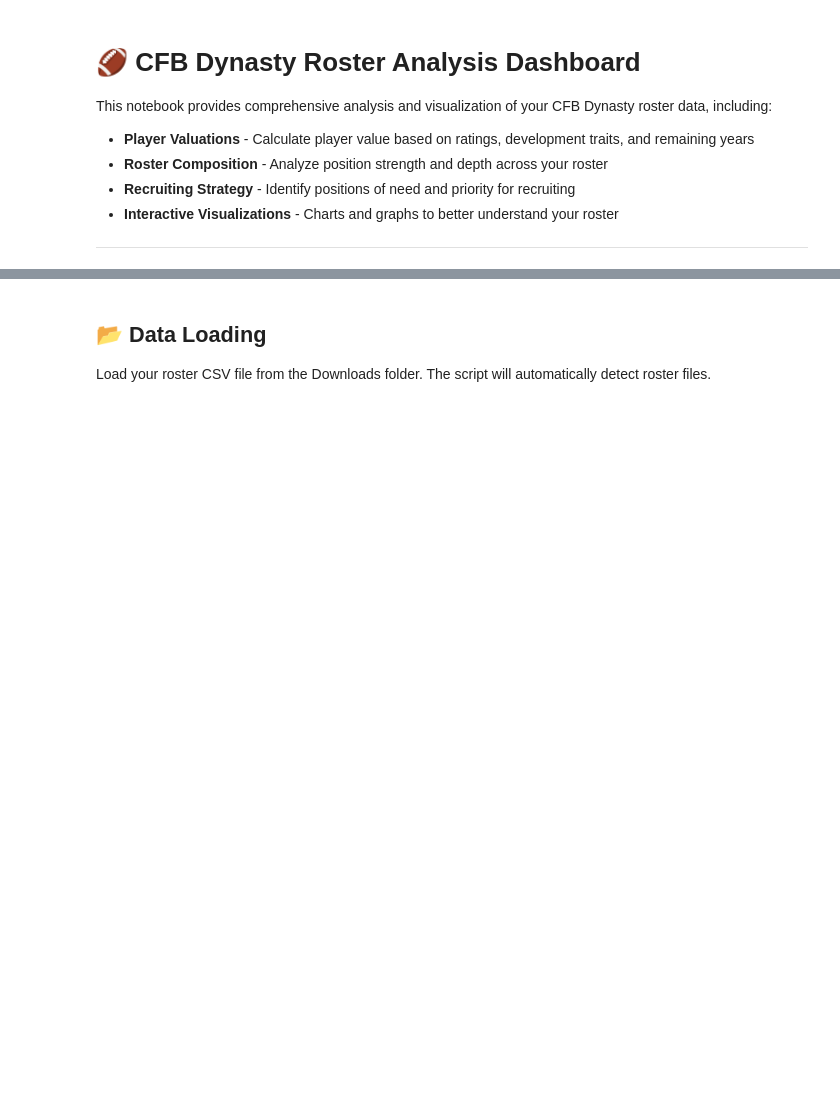
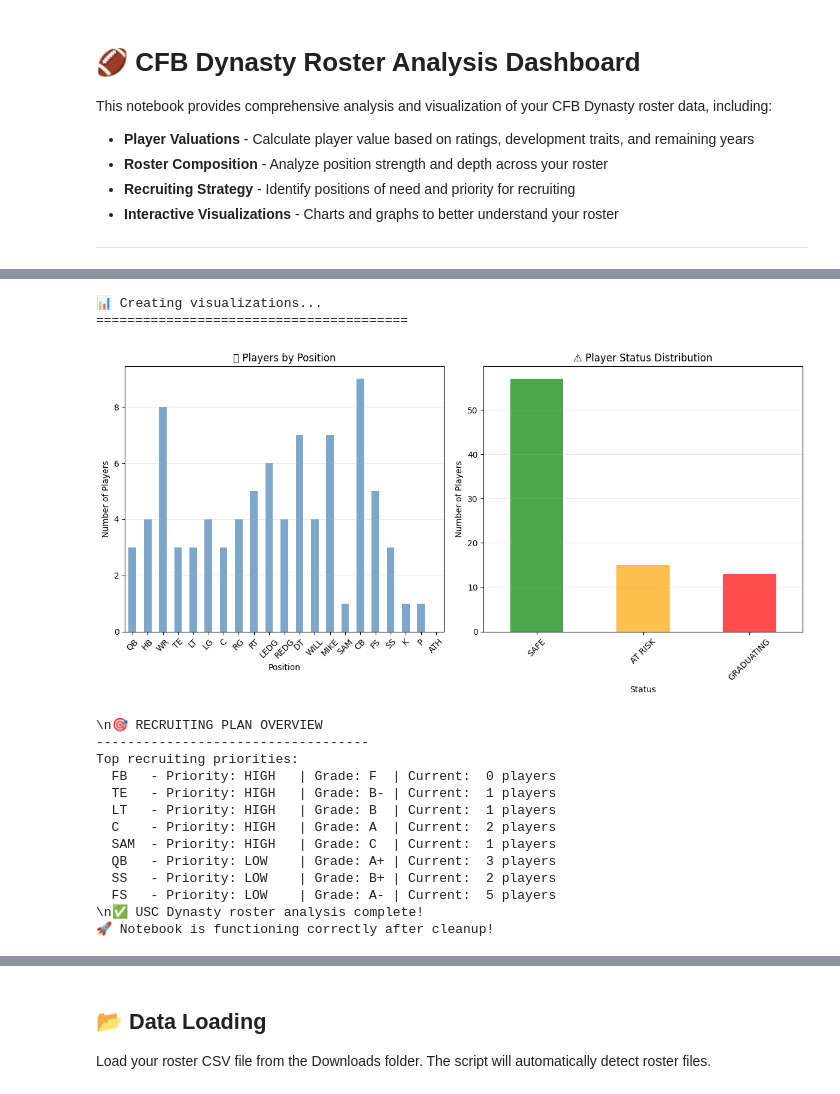
Before and after one commit to christiancthomas/CFB-Dynasty-Data, a Jupyter notebook: notebooks/roster_analysis.ipynb, the cells around one changed output, grey strips where cells are left out. Drawn from its saved outputs; the diff is of its cells as text; code cells hidden in the pictures; blank space fills up the shorter version.

```diff
--- a/notebooks/roster_analysis.ipynb
+++ b/notebooks/roster_analysis.ipynb
@@ -59,0 +188,78 @@ This notebook provides comprehensive analysis and visualization of your CFB Dyna
+# %%
+# Create Basic Visualizations
+if processed_roster is not None:
+    print("📊 Creating visualizations...")
+    print("=" * 40)
+
+    # 1. Player Distribution by Position
+    plt.figure(figsize=(12, 6))
+
+    # Position distribution
+    plt.subplot(1, 2, 1)
+    position_counts = processed_roster['POSITION'].value_counts().sort_index()
+    position_counts.plot(kind='bar', color='steelblue', alpha=0.7)
+    plt.title('🏈 Players by Position')
+    plt.xlabel('Position')
+    plt.ylabel('Number of Players')
+    plt.xticks(rotation=45)
+    plt.grid(axis='y', alpha=0.3)
+
+    # Player status distribution
+    plt.subplot(1, 2, 2)
+    status_counts = processed_roster['STATUS'].value_counts()
+    colors = {'SAFE': 'green', 'AT RISK': 'orange', 'GRADUATING': 'red'}
+    status_colors = [colors.get(x, 'gray') for x in status_counts.index]
+    status_counts.plot(kind='bar', color=status_colors, alpha=0.7)
+    plt.title('⚠️ Player Status Distribution')
+    plt.xlabel('Status')
+    plt.ylabel('Number of Players')
+    plt.xticks(rotation=45)
+    plt.grid(axis='y', alpha=0.3)
+
+    plt.tight_layout()
+    plt.show()
+
+    # 2. Show recruiting plan data
+    print("\\n🎯 RECRUITING PLAN OVERVIEW")
+    print("-" * 35)
+
+    # Sort by priority (handle text priorities)
+    priority_order = ['HIGH', 'MEDIUM', 'LOW']
+    if 'Priority' in recruiting_plan.columns:
+        # Create a custom sort key for text priorities
+        def priority_sort_key(priority):
+            if priority in priority_order:
+                return priority_order.index(priority)
+            return 99  # Unknown priorities go last
+
+        recruiting_plan_sorted = recruiting_plan.copy()
+        recruiting_plan_sorted['priority_sort'] = recruiting_plan_sorted['Priority'].apply(priority_sort_key)
+        recruiting_plan_sorted = recruiting_plan_sorted.sort_values('priority_sort')
+
+        print("Top recruiting priorities:")
+        for _, row in recruiting_plan_sorted.head(8).iterrows():
+            print(f"  {row['Position']:4} - Priority: {row['Priority']:6} | Grade: {row['Grade']:2} | Current: {int(row['Current Count']):2} players")
+
+    print("\\n✅ USC Dynasty roster analysis complete!")
+    print("🚀 Notebook is functioning correctly after cleanup!")
+
+else:
+    print("❌ No data available for visualization")
+    print("Please check the roster loading cell above")
+# %% [output]
+📊 Creating visualizations...
+========================================
+[figure, added]
+\n🎯 RECRUITING PLAN OVERVIEW
+-----------------------------------
+Top recruiting priorities:
+  FB   - Priority: HIGH   | Grade: F  | Current:  0 players
+  TE   - Priority: HIGH   | Grade: B- | Current:  1 players
+  LT   - Priority: HIGH   | Grade: B  | Current:  1 players
+  C    - Priority: HIGH   | Grade: A  | Current:  2 players
+  SAM  - Priority: HIGH   | Grade: C  | Current:  1 players
+  QB   - Priority: LOW    | Grade: A+ | Current:  3 players
+  SS   - Priority: LOW    | Grade: B+ | Current:  2 players
+  FS   - Priority: LOW    | Grade: A- | Current:  5 players
+\n✅ USC Dynasty roster analysis complete!
+🚀 Notebook is functioning correctly after cleanup!
```
Also changed, not shown: parts of 4 cells of this notebook.
